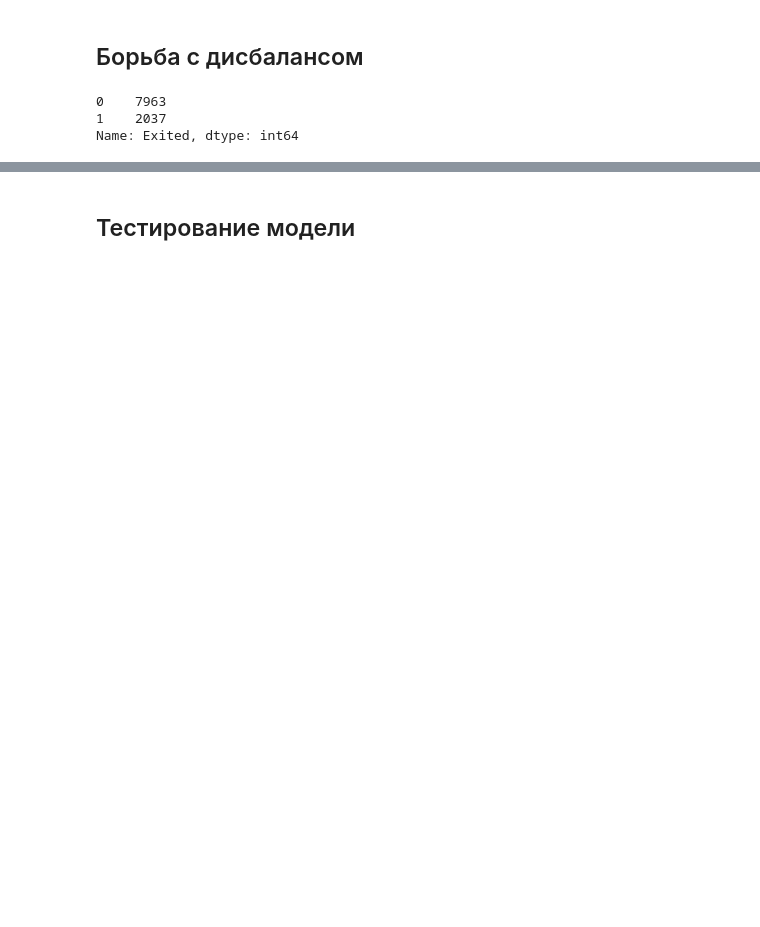
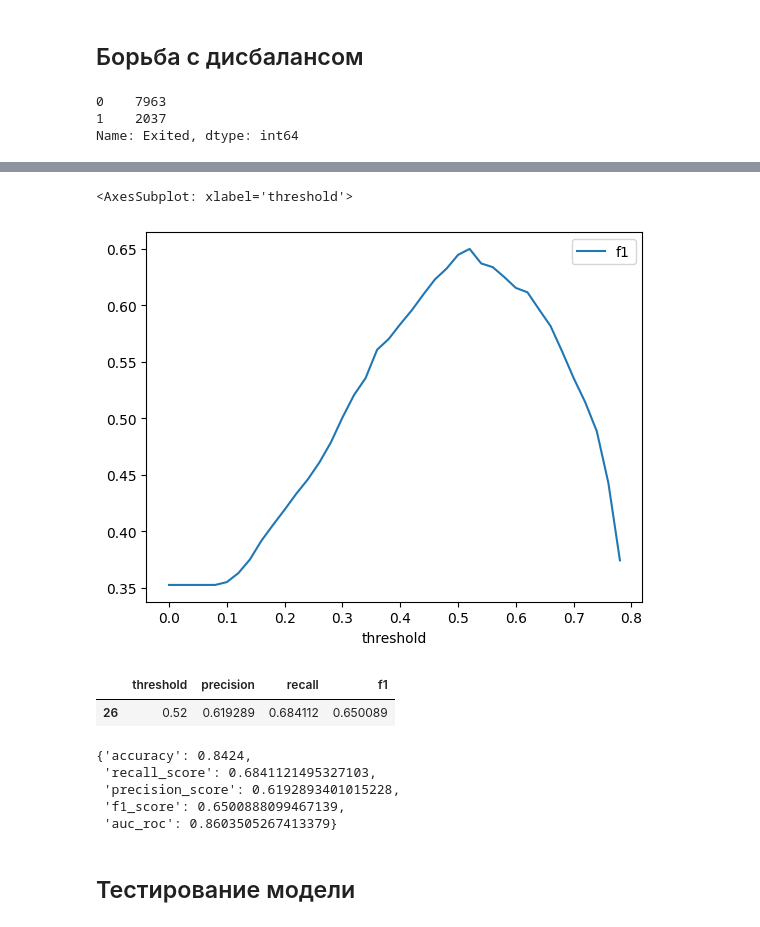
Before and after one commit to Shurick-G/practicum, a Jupyter notebook: churn/Churn_predict.ipynb, the cells around one changed output, grey strips where cells are left out. Saved outputs shown, nothing was run; the diff lists cells and outputs as text; code cells hidden in the pictures; blank space fills up the shorter version.

```diff
--- a/churn/Churn_predict.ipynb
+++ b/churn/Churn_predict.ipynb
@@ -444,0 +501,24 @@ plt.plot(accuracy_scores_down, label='Down')
+# %%
+metrics = []
+probabilities_one_valid = valid_probabilities[:, 1]
+
+for threshold in np.arange(0, 0.8, 0.02):
+    predicted_valid = [int(probabilit > threshold) for probabilit in probabilities_one_valid]
+
+    metrics.append({
+            'threshold':threshold,
+            'precision':precision_score(valid_target, predicted_valid),
+            'recall':recall_score (valid_target, predicted_valid),
+            'f1':f1_score(valid_target, predicted_valid),
+        })
+# %%
+pd.DataFrame(metrics).plot.line(x='threshold', y='f1')
+# %% [output]
+<AxesSubplot: xlabel='threshold'>
+[figure, added]
+# %%
+metrics = pd.DataFrame(metrics)
+metrics[metrics['f1'] == metrics['f1'].max()]
+# %% [output]
+|  | threshold | precision | recall | f1 |
+| 26 | 0.52 | 0.619289 | 0.684112 | 0.650089 |
@@ -444,0 +527,8 @@ plt.plot(accuracy_scores_down, label='Down')
+# %%
+add_model_chars(valid_prediction, valid_target, valid_probabilities, models_type='RandomForestClassifier_sample_balanced_thresholded')
+# %% [output]
+{'accuracy': 0.8424,
+ 'recall_score': 0.6841121495327103,
+ 'precision_score': 0.6192893401015228,
+ 'f1_score': 0.6500888099467139,
+ 'auc_roc': 0.8603505267413379}
```
Also changed, not shown: parts of 24 cells of this notebook.
